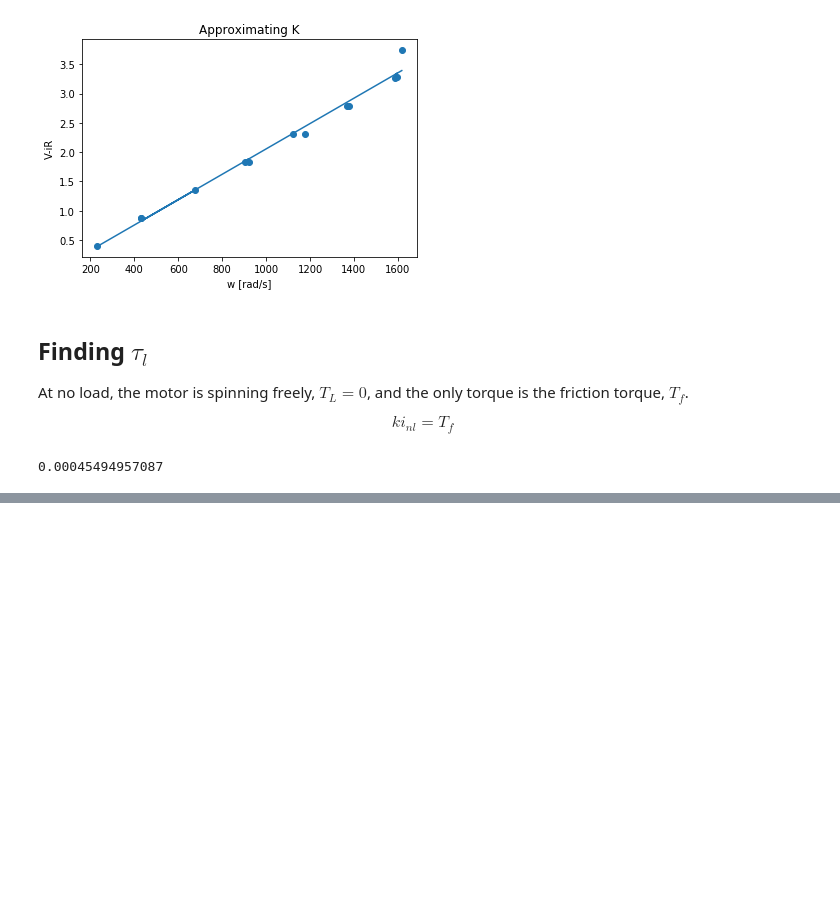
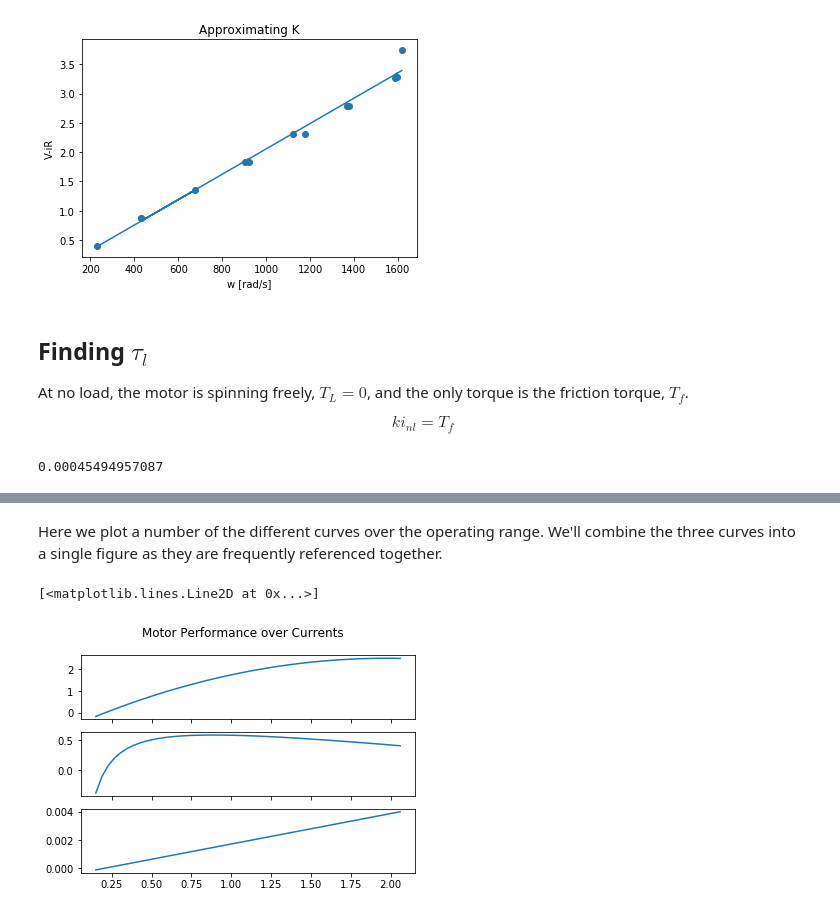
Before and after one commit to jsokol94/ME112JumperCode, a Jupyter notebook: PololuMotorCharacterization.ipynb, the cells around one changed output, grey strips where cells are left out. Cells and saved outputs as stored; diff of their text form; code cells hidden in the pictures; blank space fills up the shorter version.

Commit message:
Created 3 curves
need to double check

```diff
--- a/PololuMotorCharacterization.ipynb
+++ b/PololuMotorCharacterization.ipynb
@@ -87,0 +90,24 @@ print Tf
+# %%
+operatingVoltage = 3 # [V]
+iMin = stall['I'][operatingVoltage] # [A]
+iMax = nl['I'][operatingVoltage] # [A]
+
+iRange = np.linspace(iMin, iMax)
+# %%
+torqueLoad = K*iRange - Tf
+angularVelocity = (operatingVoltage - iRange*R)/K
+powerOut = torqueLoad * angularVelocity
+powerIn = iRange * operatingVoltage
+efficiency = powerOut/powerIn
+# %% [markdown]
+Here we plot a number of the different curves over the operating range. We'll combine the three curves into a single figure as they are frequently referenced together.
+# %%
+fig, (powerCurve, efficiencyCurve, torqueCurve) = plt.subplots(nrows=3, ncols=1, sharex=True)
+fig.suptitle('Motor Performance over Currents')
+
+powerCurve.plot(iRange, powerOut)
+efficiencyCurve.plot(iRange, efficiency)
+torqueCurve.plot(iRange, torqueLoad)
+# %% [output]
+[<matplotlib.lines.Line2D at 0x...>]
+[figure, added]
```
Also changed, not shown: parts of 2 cells of this notebook.
